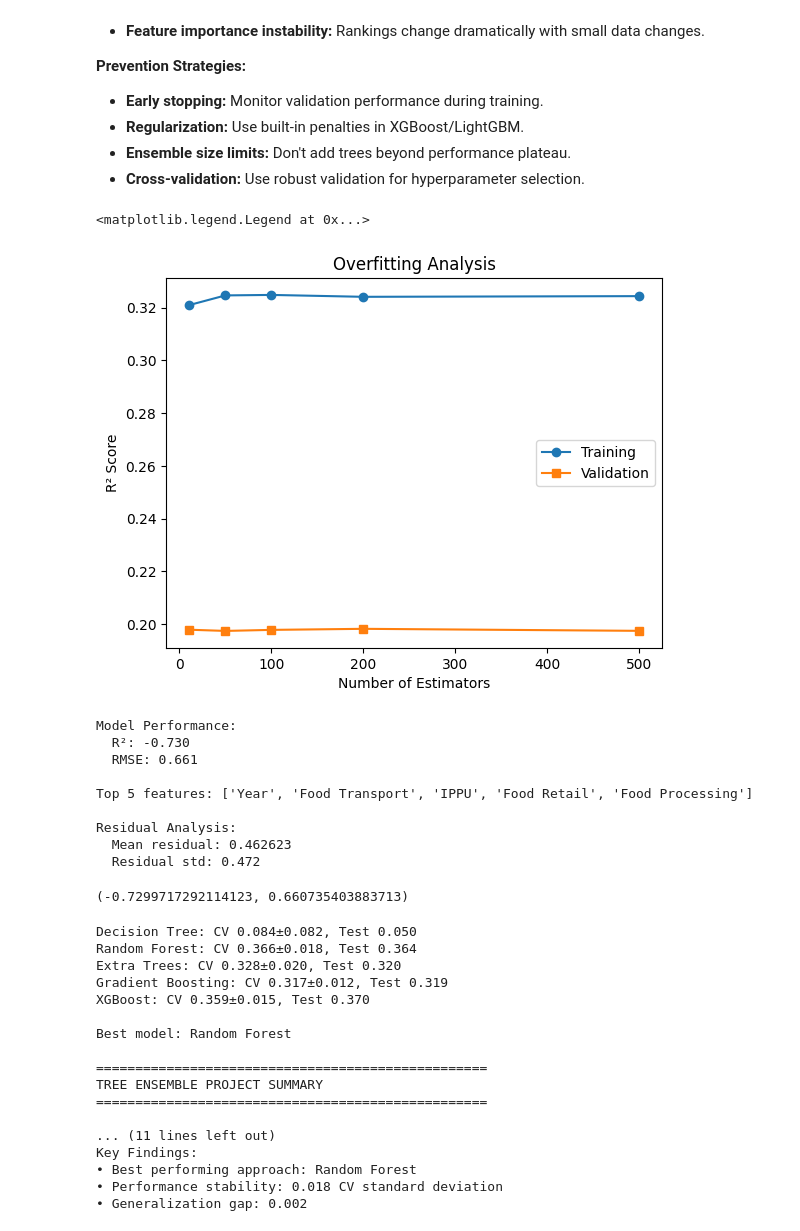
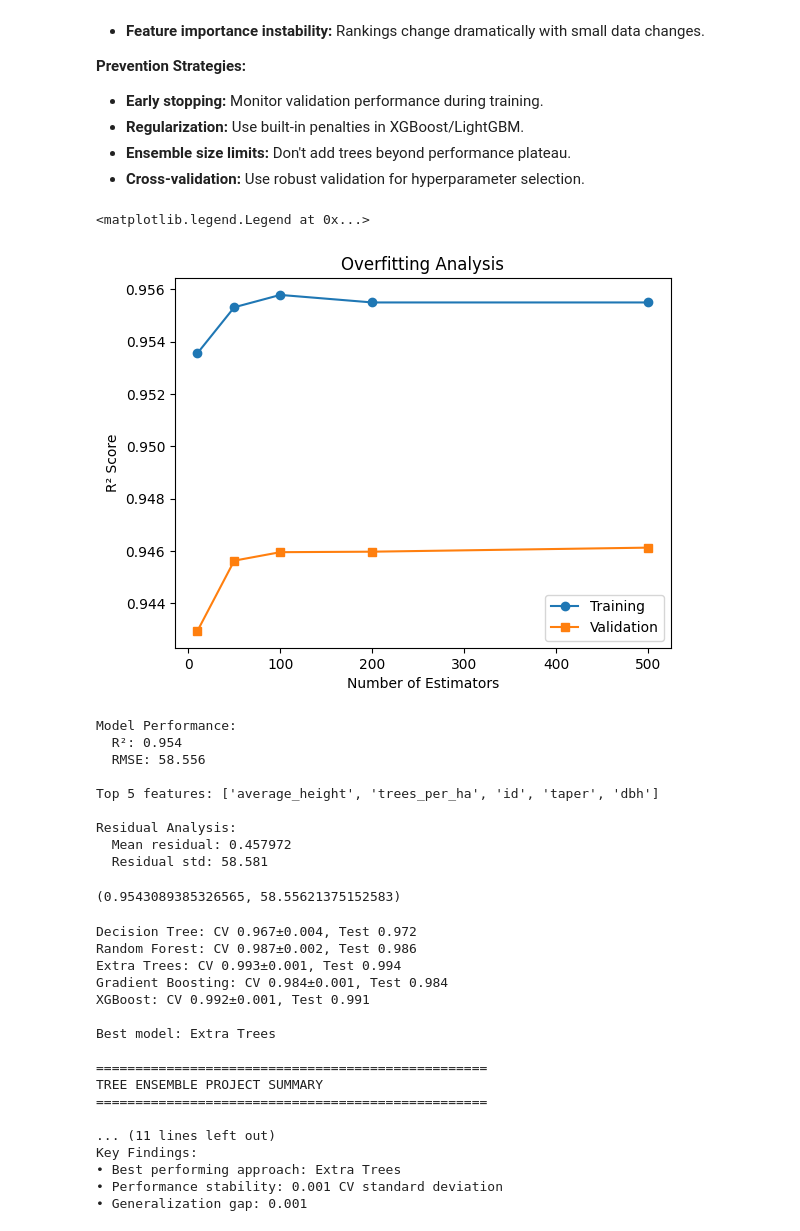
Before and after one commit to lukasbals/tomorrow-university, a Jupyter notebook: 10_regression/sustainability-predictor/notebooks/07_tree_model.ipynb, the cells around one changed output. Cells and saved outputs as stored; diff of their text form; code cells hidden in the pictures.

```diff
--- a/10_regression/sustainability-predictor/notebooks/07_tree_model.ipynb
+++ b/10_regression/sustainability-predictor/notebooks/07_tree_model.ipynb
@@ -44,6 +44,8 @@ X_train = pd.read_csv("../data/processed/X_train.csv")
 y_train = pd.read_csv("../data/processed/y_train.csv")
 X_test = pd.read_csv("../data/processed/X_test.csv")
 y_test = pd.read_csv("../data/processed/y_test.csv")
+
+target_variable = "volume_per_ha"
 # %%
 X_train.describe()
 # %% [output]
@@ -71,10 +73,8 @@ models = {
     ),
 }
 for name, model in models.items():
-    model.fit(X_train, y_train["Average Temperature °C"])
+    model.fit(X_train, y_train[target_variable])
 
-    score = cross_val_score(
-        model, X_train, y_train["Average Temperature °C"], cv=5
-    ).mean()
+    score = cross_val_score(model, X_train, y_train[target_variable], cv=5).mean()
     print(f"{name}: {score:.3f}")
 # %% [output]
@@ -270,7 +270,7 @@ rf_params = {
 rf_grid = GridSearchCV(
     RandomForestRegressor(random_state=42), rf_params, cv=9, scoring="r2", n_jobs=-3
 )
-rf_grid.fit(X_train, y_train["Average Temperature °C"])
+rf_grid.fit(X_train, y_train[target_variable])
 print(f"Best RF params: {rf_grid.best_params_}")
 print(f"Best RF score: {rf_grid.best_score_:.3f}")
 # %% [output]
@@ -281,7 +281,7 @@ results = []
 for name, model in models.items():
     # Time training
     start_time = time.time()
-    model.fit(X_train, y_train["Average Temperature °C"])
+    model.fit(X_train, y_train[target_variable])
     train_time = time.time() - start_time
 
     # Evaluate performance
@@ -322,63 +322,63 @@ While ensemble methods reduce overfitting compared to single trees, they can sti
 # %%
 train_scores = []
 val_scores = []
 n_estimators_range = [10, 50, 100, 200, 500]
 
 for n_est in n_estimators_range:
     rf = RandomForestRegressor(n_estimators=n_est, random_state=42, max_depth=5)
 
     # Cross-validation
-    cv_scores = cross_val_score(rf, X_train, y_train["Average Temperature °C"], cv=5)
+    cv_scores = cross_val_score(rf, X_train, y_train[target_variable], cv=5)
 
     # Training score
-    rf.fit(X_train, y_train["Average Temperature °C"])
-    train_score = rf.score(X_train, y_train["Average Temperature °C"])
+    rf.fit(X_train, y_train[target_variable])
+    train_score = rf.score(X_train, y_train[target_variable])
 
     train_scores.append(train_score)
     val_scores.append(cv_scores.mean())
 
 # Plot overfitting analysis
 plt.plot(n_estimators_range, train_scores, "o-", label="Training")
 plt.plot(n_estimators_range, val_scores, "s-", label="Validation")
 plt.xlabel("Number of Estimators")
 plt.ylabel("R² Score")
 plt.title("Overfitting Analysis")
 plt.legend()
 # %% [output]
 <matplotlib.legend.Legend at 0x...>
-[figure, old version]
+[figure, new version]
 # %%
 tree_model_diagnostics(
     models["RandomForest"],
     X_train,
     X_test,
-    y_train["Average Temperature °C"],
-    y_test["Average Temperature °C"],
+    y_train[target_variable],
+    y_test[target_variable],
 )
 # %% [output]
 Model Performance:
-  R²: -0.730
-  RMSE: 0.661
+  R²: 0.954
+  RMSE: 58.556
 
-Top 5 features: ['Year', 'Food Transport', 'IPPU', 'Food Retail', 'Food Processing']
+Top 5 features: ['average_height', 'trees_per_ha', 'id', 'taper', 'dbh']
 
 Residual Analysis:
-  Mean residual: 0.462623
-  Residual std: 0.472
+  Mean residual: 0.457972
+  Residual std: 58.581
-(-0.7299717292114123, 0.660735403883713)
+(0.9543089385326565, 58.55621375152583)
 # %%
-project = TreeEnsembleProject(X_train, y_train["Average Temperature °C"])
+project = TreeEnsembleProject(X_train, y_train[target_variable])
 project.run_baseline_comparison()
 best_model_name = project.select_best_model()
 project.generate_report()
 # %% [output]
-Decision Tree: CV 0.084±0.082, Test 0.050
-Random Forest: CV 0.366±0.018, Test 0.364
-Extra Trees: CV 0.328±0.020, Test 0.320
-Gradient Boosting: CV 0.317±0.012, Test 0.319
-XGBoost: CV 0.359±0.015, Test 0.370
+Decision Tree: CV 0.967±0.004, Test 0.972
+Random Forest: CV 0.987±0.002, Test 0.986
+Extra Trees: CV 0.993±0.001, Test 0.994
+Gradient Boosting: CV 0.984±0.001, Test 0.984
+XGBoost: CV 0.992±0.001, Test 0.991
 
-Best model: Random Forest
+Best model: Extra Trees
 
 ==================================================
 TREE ENSEMBLE PROJECT SUMMARY
@@ -386,6 +386,6 @@ TREE ENSEMBLE PROJECT SUMMARY
 
 ... (11 lines left out)
 Key Findings:
-• Best performing approach: Random Forest
-• Performance stability: 0.018 CV standard deviation
-• Generalization gap: 0.002
+• Best performing approach: Extra Trees
+• Performance stability: 0.001 CV standard deviation
+• Generalization gap: 0.001
```
Also changed, not shown: parts of 9 cells of this notebook, 17 other files.
